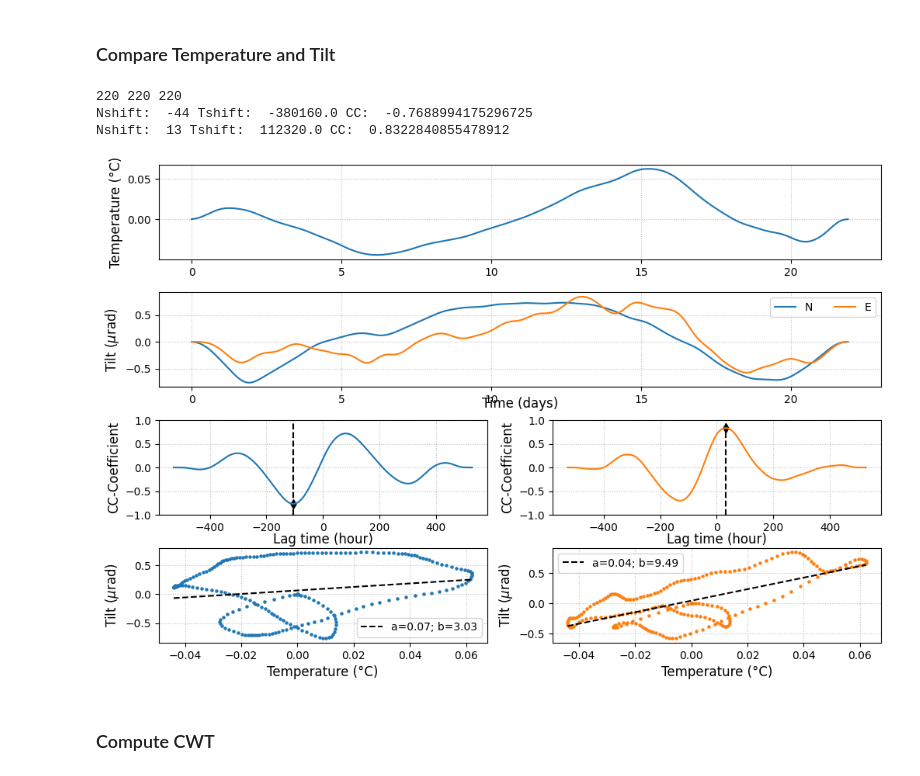
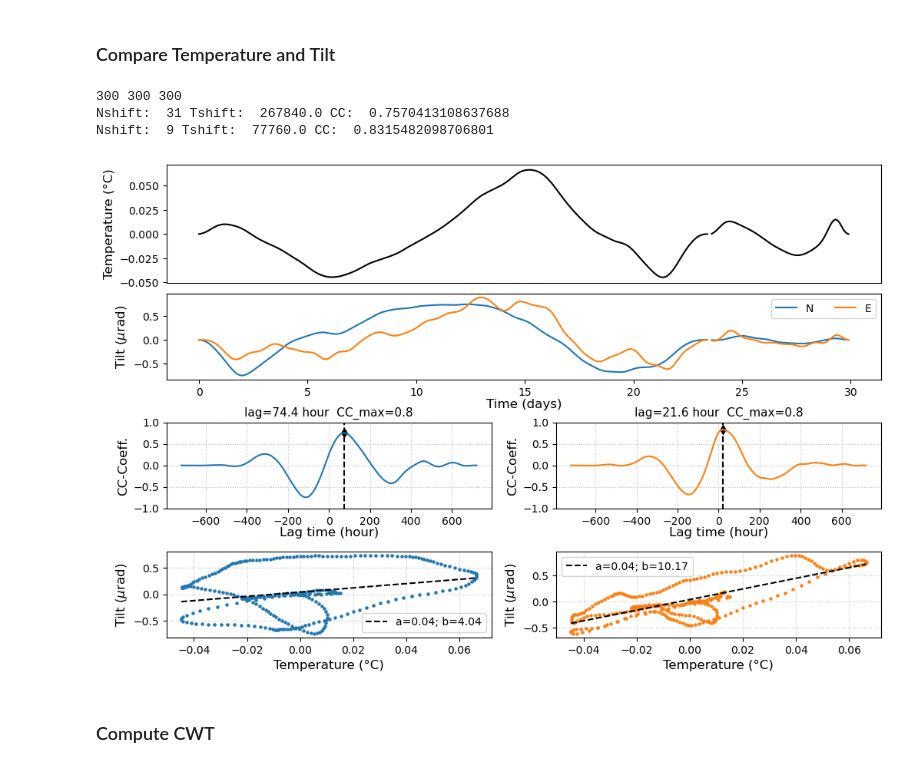
Before and after one commit to andbrocode/notebooks2, a Jupyter notebook: SagnacFrequency/SF_Tilt_Correction.ipynb, the cells around one changed output. Cells and saved outputs as stored; diff of their text form; code cells hidden in the pictures.

```diff
--- a/SagnacFrequency/SF_Tilt_Correction.ipynb
+++ b/SagnacFrequency/SF_Tilt_Correction.ipynb
@@ -47,7 +47,8 @@ config = {}
 config['path_to_sds'] = archive_path+"romy_archive/"
 
 config['tbeg'] = UTCDateTime("2024-03-09 00:00")
-config['tend'] = UTCDateTime("2024-03-31 00:00")
+config['tend'] = UTCDateTime("2024-04-08 00:00")
+
 
 ## path to Sagnac data
 config['path_to_autodata'] = archive_path+f"romy_autodata/"
@@ -142,6 +143,7 @@ def __compare_tilt_temperature(st0, fmin=None, fmax=1/3600):
 
 
     dt = tlp[0].stats.delta
+
     times = tlp[0].times()/86400
 
     arr0 = nan_to_num(tlp.select(channel="*T")[0].data, 0)
@@ -184,9 +186,10 @@ def __compare_tilt_temperature(st0, fmin=None, fmax=1/3600):
 
     fig = plt.figure(figsize=(12, 8))
 
-    gs = GridSpec(Nrow, Ncol, figure=fig)
+    gs0 = GridSpec(Nrow, Ncol, figure=fig, hspace=0)
+    gs = GridSpec(Nrow, Ncol, figure=fig, hspace=0.5)
 
-    ax1 = fig.add_subplot(gs[0, :])
+    ax1 = fig.add_subplot(gs0[0, :])
     ax2 = fig.add_subplot(gs[1, :])
     ax3 = fig.add_subplot(gs[2, :1])
     ax4 = fig.add_subplot(gs[2, 1:])
@@ -195,55 +198,64 @@ def __compare_tilt_temperature(st0, fmin=None, fmax=1/3600):
 
     plt.subplots_adjust(hspace=0.35)
 
-    ax1.plot(times, arr0)
+    ax1.plot(times, arr0, color="black")
     ax1.set_ylabel("Temperature (°C)", fontsize=font)
+    ax1.get_xaxis().set_visible(False)
 
     ax2.plot(times, arr1*1e6, label="N")
     ax2.plot(times, arr2*1e6, label="E")
     ax2.legend(ncol=2)
     ax2.set_ylabel("Tilt ($\mu$rad)", fontsize=font)
-    ax2.set_xlabel("Time (days)", fontsize=font, labelpad=-8)
+    ax2.set_xlabel("Time (days)", fontsize=font, labelpad=1)
 
     ax3.plot(cclags/3600, ccf1, color="tab:blue")
     # ax3.legend(loc=1)
-    ax3.set_ylabel("CC-Coefficient", fontsize=font)
-    ax3.set_xlabel("Lag time (hour)", fontsize=font, labelpad=-1)
+    ax3.set_ylabel("CC-Coeff.", fontsize=font)
+    ax3.set_xlabel("Lag time (hour)", fontsize=font, labelpad=0)
     ax3.set_ylim(-1, 1)
     ax3.axvline(shift1*dt/3600, -1, 1, color="k", ls="--", zorder=0)
     ax3.scatter(shift1*dt/3600, value1, color="k", marker="d", zorder=0)
+    ll = f"lag={round(shift1*dt/3600, 1)} hour  CC_max={round(value1, 1)}"
+    ax3.set_title(ll, fontsize=font-1)
+    # ax3.text(.005, .97, ll, ha='left', va='top', transform=ax3.transAxes, fontsize=font)
 
     ax4.plot(cclags/3600, ccf2, color="tab:orange")
     # ax4.legend(loc=1)
-    ax4.set_ylabel("CC-Coefficient", fontsize=font)
-    ax4.set_xlabel("Lag time (hour)", fontsize=font, labelpad=-1)
+    ax4.set_ylabel("CC-Coeff.", fontsize=font)
+    ax4.set_xlabel("Lag time (hour)", fontsize=font, labelpad=0)
     ax4.set_ylim(-1, 1)
     ax4.axvline(shift2*dt/3600, -1, 1, color="k", ls="--", zorder=0)
     ax4.scatter(shift2*dt/3600, value2, color="k", marker="d", zorder=0)
+    ll = f"lag={round(shift2*dt/3600, 1)} hour  CC_max={round(value2, 1)}"
+    ax4.set_title(ll, fontsize=font-1)
+    # ax4.text(.005, .97, ll, ha='left', va='top', transform=ax4.transAxes, fontsize=font)
 
     ax5.scatter(arr0, arr1*1e6, color="tab:blue", s=5)
     ax5.plot(xxx, (a1+b1*xxx)*1e6, ls="--", color="k", label=f"a={a1*1e6:.2f}; b={b1*1e6:.2f}")
     ax5.set_xlabel("Temperature (°C)", fontsize=font)
     ax5.set_ylabel("Tilt ($\mu$rad)", fontsize=font)
     ax5.legend()
 
     ax6.scatter(arr0, arr2*1e6, color="tab:orange", s=5)
     ax6.plot(xxx, (a2+b2*xxx)*1e6, ls="--", color="k", label=f"a={a2*1e6:.2f}; b={b2*1e6:.2f}")
     ax6.set_xlabel("Temperature (°C)", fontsize=font)
     ax6.set_ylabel("Tilt ($\mu$rad)", fontsize=font)
     ax6.legend()
 
-    for ax in [ax1, ax2, ax3, ax4, ax5, ax6]:
+    for ax in [ax3, ax4, ax5, ax6]:
         ax.grid(ls=":", alpha=0.5, zorder=0, color="grey")
 
     plt.show();
     return fig
 
 fig = __compare_tilt_temperature(tromy0, fmin=None, fmax=1/(24*3600))
+
+fig.savefig(config['path_to_figs']+f"SF_Tilt_temperature_dependance.png", format="png", dpi=150, bbox_inches='tight')
 # %% [output]
-220 220 220
-Nshift:  -44 Tshift:  -380160.0 CC:  -0.7688994175296725
-Nshift:  13 Tshift:  112320.0 CC:  0.8322840855478912
+300 300 300
+Nshift:  31 Tshift:  267840.0 CC:  0.7570413108637688
+Nshift:  9 Tshift:  77760.0 CC:  0.8315482098706801
-[figure, old version]
+[figure, new version]
 # %% [markdown]
 ### Compute CWT
 # %%
```
Also changed, not shown: parts of 9 cells of this notebook, 36 other files.
